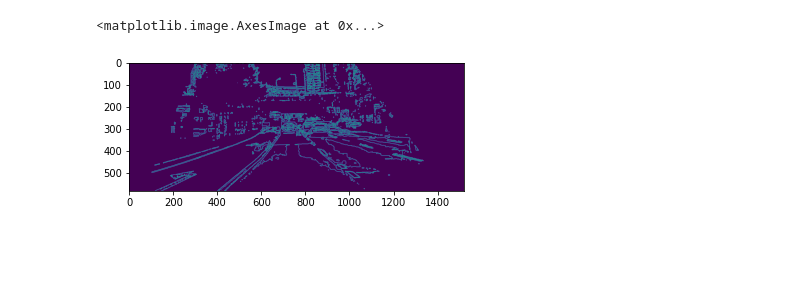
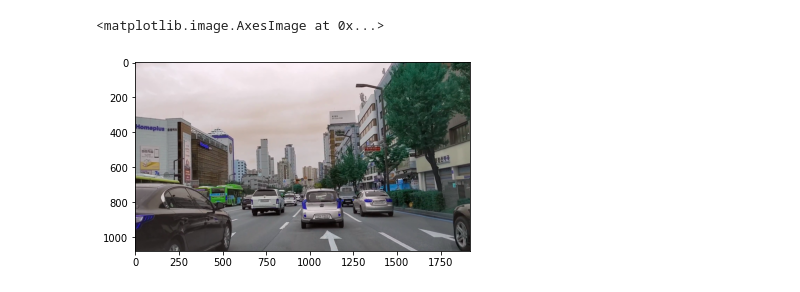
Before and after one commit to lim-ye-ji/Object_recognition_in_autonomous_driving, a Jupyter notebook: lane/Yu.ipynb, the cells around one changed output. Drawn from its saved outputs; the diff is of its cells as text; code cells hidden in the pictures; blank space fills up the shorter version.

```diff
--- a/lane/Yu.ipynb
+++ b/lane/Yu.ipynb
@@ -7,51 +8,15 @@ import math
-# %%
-# 이미지
-img = "./cap_img2/frame10.png"
-A = cv2.imread(img, cv2.IMREAD_COLOR)
-
-#roi
-A_roi = A.copy()
-
-X=200; Y=500; W=1520; H=580;
-A_roi = A_roi[Y:Y+H, X:X+W]
-
-mask1 = np.zeros(A_roi.shape[:3],dtype = np.uint8)
-polygon = np.array([[300,0],[1020,0],[1450,580],[70,580]])
-white = (255,255,255)
-mask1 = cv2.fillConvexPoly(mask1,polygon,white)
-
-a_copy = A_roi.copy()
-a_result = cv2.bitwise_and(a_copy, mask1)
-
-## 흰색 부분 추출
-a = a_result.copy()
-# hsv 영역 전환
-a2 = cv2.cvtColor(a,cv2.COLOR_BGR2HSV)
-
-# 하얀색 hsv 색 범위 지정
-low = (0, 0, 140)
-up = (250, 90, 200)
-
-a2_mask = cv2.inRange(a2, low, up)
-a2_result = cv2.bitwise_and(a,a, mask = a2_mask)
-
-## 노란색 부분 추출
-y = a_result.copy()
-# hsv 영역 전환
-y2 = cv2.cvtColor(y,cv2.COLOR_BGR2HSV)
-
-# 노란색 hsv 색 범위 지정2
-low = (0, 20, 100)
-up = (35, 30, 255)
-
-y2_mask = cv2.inRange(y2, low, up)
-y2_result = cv2.bitwise_and(y,y, mask = y2_mask)
-
-# 캐니 추출
-y2_canny = cv2.Canny(y2_result, 50 , 250)
-a2_canny = cv2.Canny(a2_result, 50 , 250)
-
-plt.imshow(a2_canny)
-# %% [output]
-<matplotlib.image.AxesImage at 0x...>
-[figure, removed]
+# %%
+# 이미지 사진 번호만 바꿔가면서 확인
+img = "./cap_img/frame0.png"
+A = cv2.imread(img, cv2.IMREAD_COLOR)
+
+#roi
+A_roi = A.copy()
+
+X=0; Y=0; W=1920; H=1080;
+A_roi = A_roi[Y:Y+H, X:X+W]
+
+plt.imshow(A_roi)
+# %% [output]
+<matplotlib.image.AxesImage at 0x...>
+[figure, added]
```
Also changed, not shown: parts of 12 cells of this notebook.
